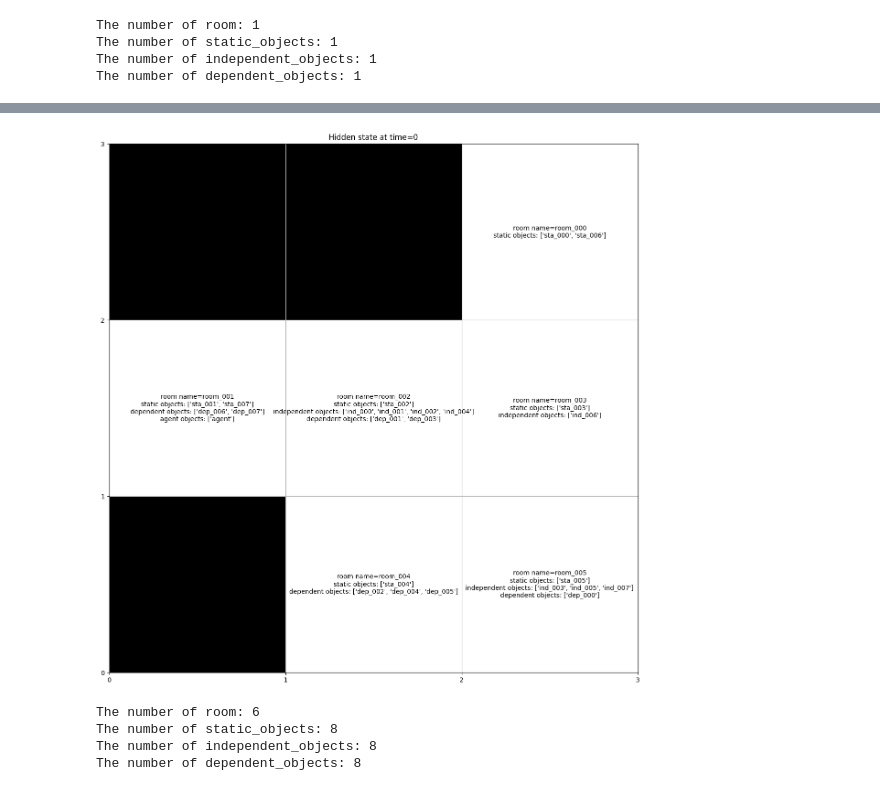
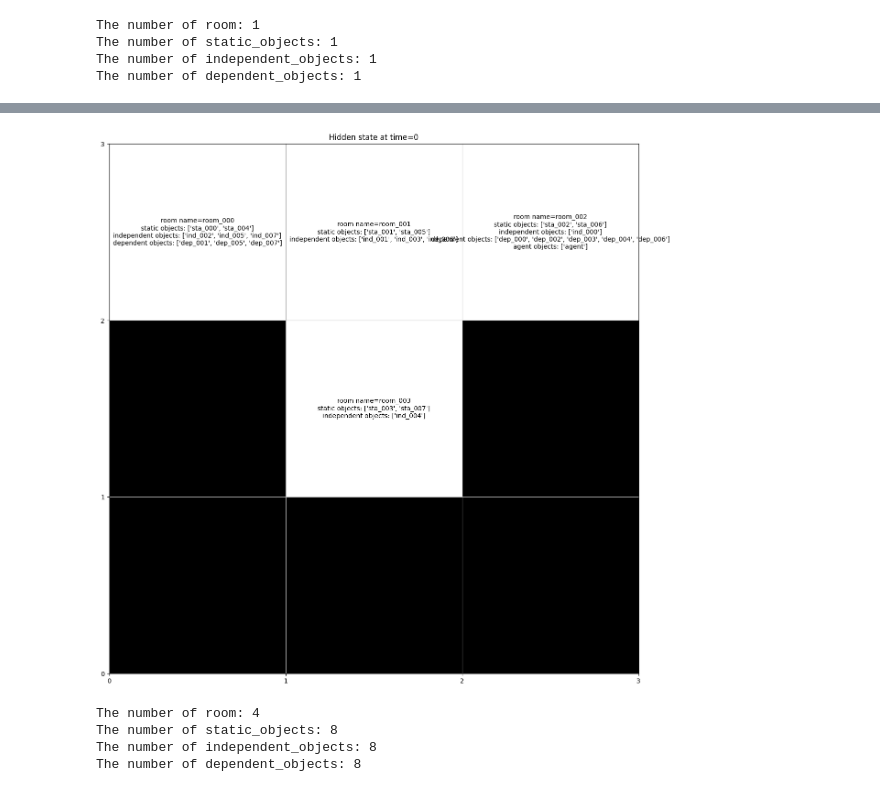
Before and after one commit to humemai/room-env, a Jupyter notebook: room-env-v2.ipynb, the cells around one changed output, grey strips where cells are left out. Cells and saved outputs as stored; diff of their text form; code cells hidden in the pictures.

```diff
--- a/room-env-v2.ipynb
+++ b/room-env-v2.ipynb
@@ -0,0 +1,17 @@
+# %%
+from room_env.envs.room2 import RoomEnv2
+
+env_config = {
+    "question_prob": 1.0,
+    "seed": 5,
+    "terminates_at": 99,
+    "randomize_observations": True,
+    "room_size": "s",
+    "deterministic_init": True,
+}
+
+env = RoomEnv2(**env_config)
+observations, info = env.reset()
+env.render("image", save_fig_dir="./DEBUG/")
+for key, val in env.names.items():
+    print(f"The number of {key}: {len(val)}")
@@ -100,22 +124,22 @@ The number of dependent_objects: 4
 # %%
 from room_env.envs.room2 import RoomEnv2
 
 env_config = {
     "question_prob": 1.0,
-    "seed": 2,
+    "seed": 3,
     "terminates_at": 99,
     "randomize_observations": True,
     "room_size": "m",
 }
 
 env = RoomEnv2(**env_config)
 observations, info = env.reset()
-env.render("image", save_fig_dir="./debug/")
+env.render("image", save_fig_dir="./DEBUG/")
 for key, val in env.names.items():
     print(f"The number of {key}: {len(val)}")
 # %% [output]
-[figure, old version]
+[figure, new version]
-The number of room: 6
+The number of room: 4
 The number of static_objects: 8
 The number of independent_objects: 8
 The number of dependent_objects: 8
```
Also changed, not shown: parts of 8 cells of this notebook, 18 other files.
